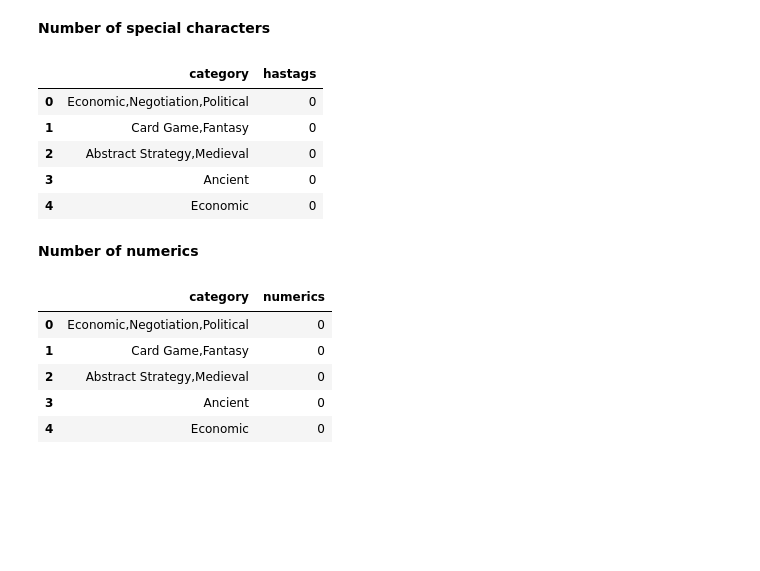
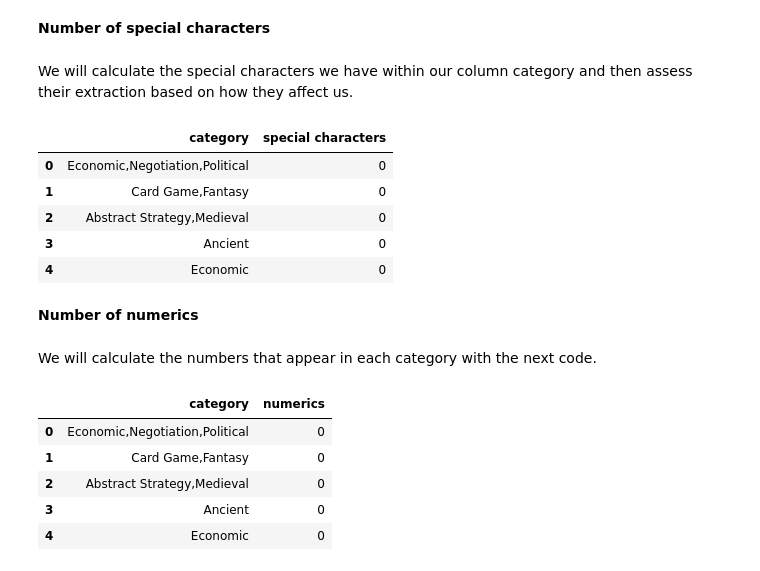
Before and after one commit to netoeca/DATA-VISUALIZATION, a Jupyter notebook: Ernesto_Castro_DVisHDip_CA1.ipynb, the cells around one changed output. Drawn from its saved outputs; the diff is of its cells as text; code cells hidden in the pictures; blank space fills up the shorter version.

```diff
--- a/Ernesto_Castro_DVisHDip_CA1.ipynb
+++ b/Ernesto_Castro_DVisHDip_CA1.ipynb
@@ -280,12 +336,15 @@ df[['category','stopwords']].head()
 | 4 | Economic | 0 |
 # %% [markdown]
 **Number of special characters**
+# %% [markdown]
+We will calculate the special characters we have within our column category and then assess their extraction based on how they affect us.
 # %%
-df['hastags'] = df['category'].apply(lambda x: len([x for x in x.split()
+df['special characters'] = df['category'].apply(lambda x: len([x for x in x.split()
 if x.startswith('#')]))
-df[['category','hastags']].head()
+
+df[['category','special characters']].head()
 # %% [output]
-|  | category | hastags |
+|  | category | special characters |
 | 0 | Economic,Negotiation,Political | 0 |
 | 1 | Card Game,Fantasy | 0 |
 | 2 | Abstract Strategy,Medieval | 0 |
@@ -293,6 +352,8 @@ df[['category','hastags']].head()
 | 4 | Economic | 0 |
 # %% [markdown]
 **Number of numerics**
+# %% [markdown]
+We will calculate the numbers that appear in each category with the next code.
 # %%
 df['numerics'] = df['category'].apply(lambda x: len([x for x in
 x.split() if x.isdigit()]))
```
Also changed, not shown: parts of 77 cells of this notebook.
